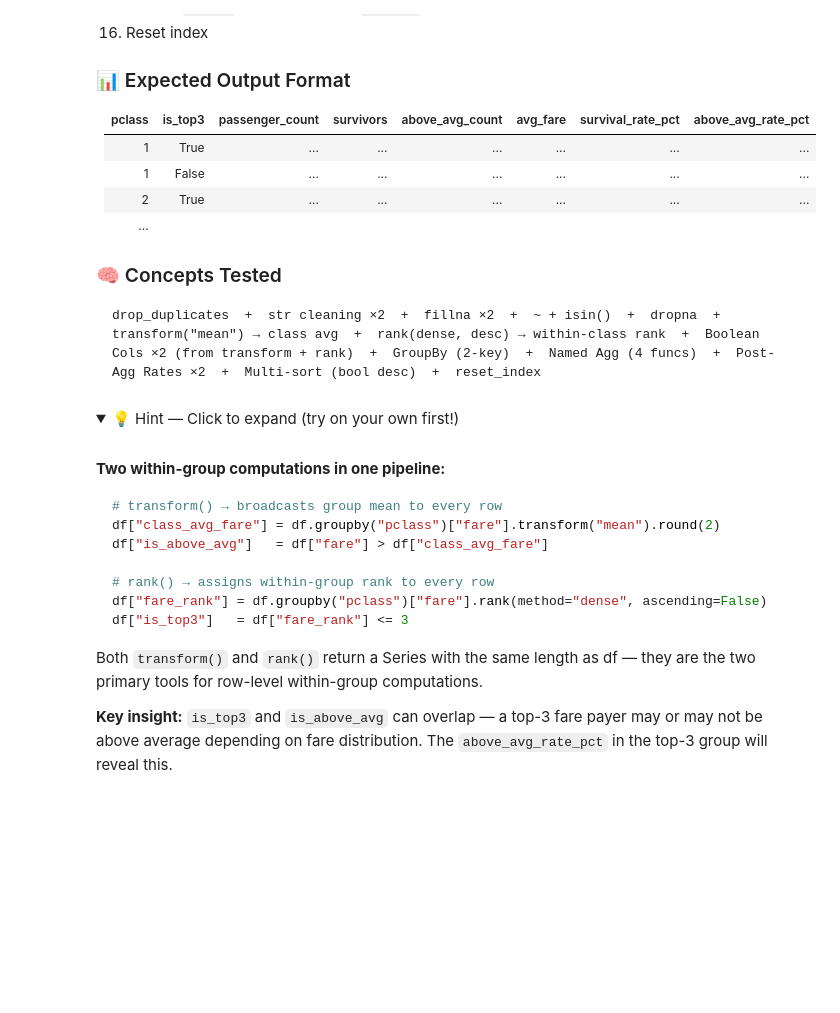
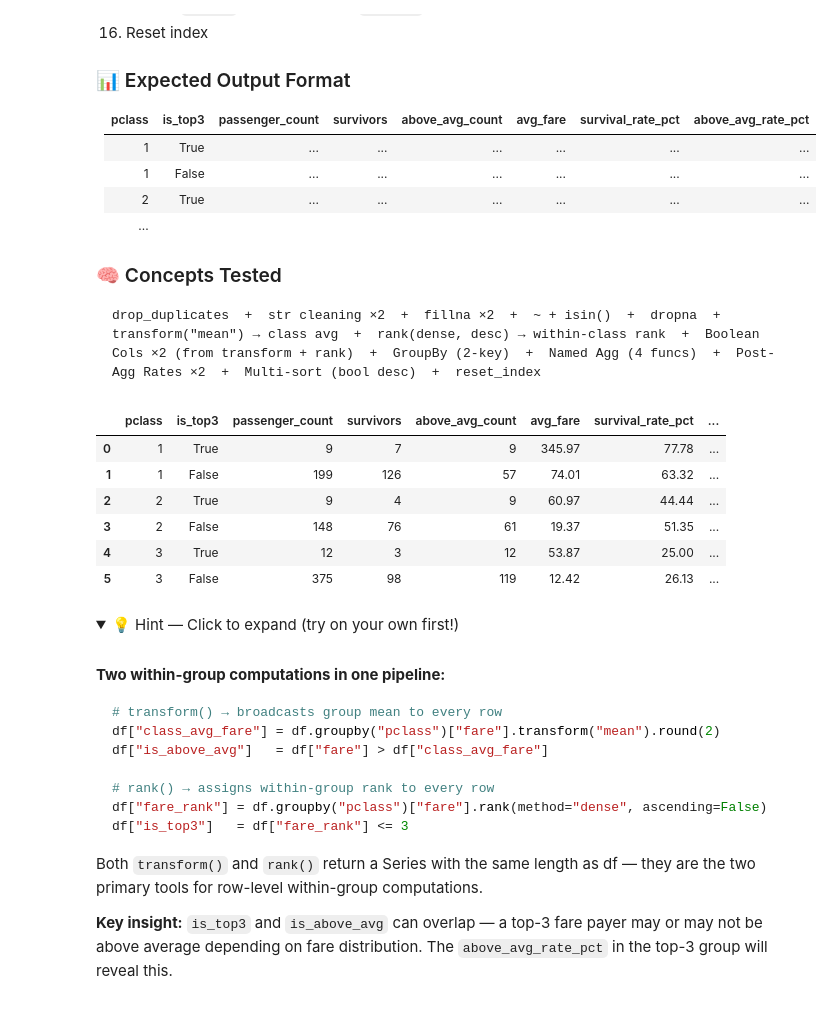
Before and after one commit to abhishekkatewaofficial-lab/Machine-Learning, a Jupyter notebook: Notes/Pandas/4. Practice/Pandas_Practice_Series_Notebook_02.ipynb, the cells around one changed output. Saved outputs shown, nothing was run; the diff lists cells and outputs as text; code cells hidden in the pictures; folded sections open; blank space fills up the shorter version.

````diff
--- a/Notes/Pandas/4. Practice/Pandas_Practice_Series_Notebook_02.ipynb
+++ b/Notes/Pandas/4. Practice/Pandas_Practice_Series_Notebook_02.ipynb
@@ -7388,6 +7540,94 @@ After grouping, compute `survival_rate_pct` = (`survivors` / `passenger_count`)
 ```
 drop_duplicates  +  str cleaning ×2  +  fillna ×2  +  ~ + isin()  +  dropna  +  transform("mean") → class avg  +  rank(dense, desc) → within-class rank  +  Boolean Cols ×2 (from transform + rank)  +  GroupBy (2-key)  +  Named Agg (4 funcs)  +  Post-Agg Rates ×2  +  Multi-sort (bool desc)  +  reset_index
 ```
+# %%
+#COPY DATA
+
+titan = titanic.copy()
+
+#DROP DUPLICATES
+
+titan = titan.drop_duplicates(
+    subset=['pclass','sex','age','fare','embarked'],
+    keep='first',
+    ignore_index=True
+)
+
+#CLEAN SEX AND EMBARKED AND AGE
+
+titan['sex'] = titan['sex'].str.strip().str.lower()
+titan['embarked'] = titan['embarked'].str.strip().str.upper()
+
+titan['age'] = titan['age'].fillna(titan['age'].median())
+titan['embarked'] = titan['embarked'].fillna('UNKNOWN')
+
+#DROP ROWS
+
+titan = titan[~titan['embarked'].isin(['UNKNOWN'])]
+titan = titan.dropna(
+    subset=['fare'],
+    ignore_index=True
+)
+
+#CLASS AVG FARE
+
+titan['class_avg_fare'] = titan.groupby(
+    'pclass'
+)['fare'].transform('mean').round(2)
+
+#CREATE BOOLEAN
+
+titan['is_above_avg'] = titan['fare'] > titan['class_avg_fare']
+
+#COMPUTE FARE RANK
+
+titan['fare_rank'] = titan.groupby(
+    'pclass',
+    observed=True
+)['fare'].rank(method='dense',ascending=False)
+
+#ADD BOOL
+
+titan['is_top3'] =  titan['fare_rank'] <= 3
+
+#GROUPBY
+
+titan = titan.groupby(
+    by=['pclass','is_top3'],
+    observed=True
+).agg(
+    passenger_count = ('pclass','count'),
+    survivors = ('survived','sum'),
+    above_avg_count = ('is_above_avg','sum'),
+    avg_fare = ('fare','mean')
+).round(
+    {
+        'avg_fare':2
+    }
+).reset_index()
+
+#SURVIVAL RATE and ABOVE AVG
+
+titan['survival_rate_pct'] = (titan['survivors']/titan['passenger_count']*100).round(2)
+titan['above_avg_rate_pct'] = (titan['above_avg_count']/titan['passenger_count']*100).round(1)
+
+#SORTING
+
+titan = titan.sort_values(
+    by = ['pclass', 'is_top3'],
+    ascending=[True,False],
+    ignore_index=True
+)
+
+display(titan)
+# %% [output]
+|  | pclass | is_top3 | passenger_count | survivors | above_avg_count | avg_fare | survival_rate_pct | ... |
+| 0 | 1 | True | 9 | 7 | 9 | 345.97 | 77.78 | ... |
+| 1 | 1 | False | 199 | 126 | 57 | 74.01 | 63.32 | ... |
+| 2 | 2 | True | 9 | 4 | 9 | 60.97 | 44.44 | ... |
+| 3 | 2 | False | 148 | 76 | 61 | 19.37 | 51.35 | ... |
+| 4 | 3 | True | 12 | 3 | 12 | 53.87 | 25.00 | ... |
+| 5 | 3 | False | 375 | 98 | 119 | 12.42 | 26.13 | ... |
 # %% [markdown]
 <details>
 <summary>💡 Hint — Click to expand (try on your own first!)</summary>
````
Also changed, not shown: parts of 4 cells of this notebook, 1 other file.
